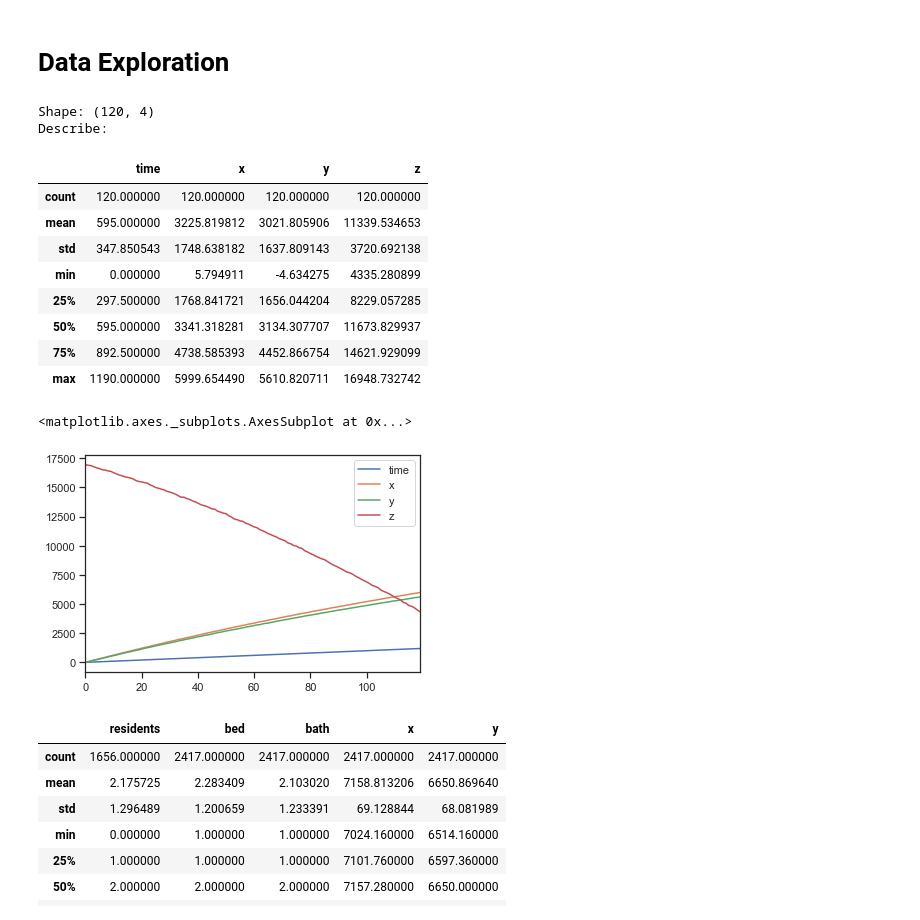
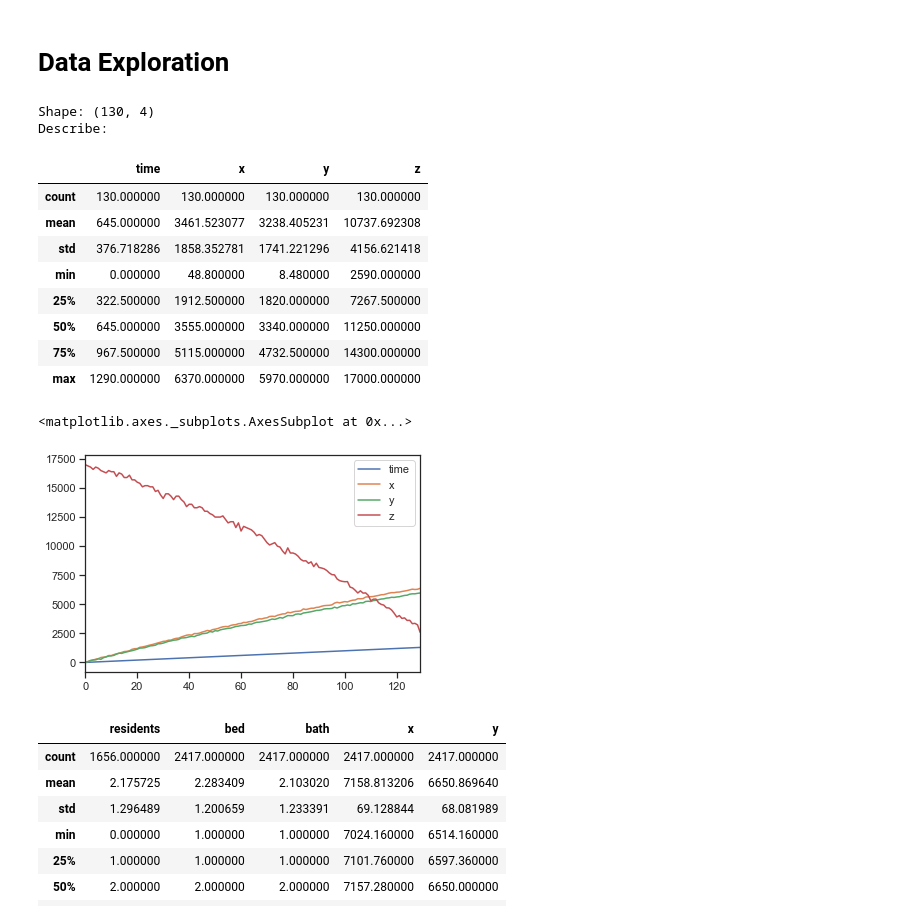
Before and after one commit to Noixas/The-Last-Judgement-Meteorite-Prediction, a Jupyter notebook: Code/TheLastJudgement.ipynb, the cells around one changed output. Saved outputs shown, nothing was run; the diff lists cells and outputs as text; code cells hidden in the pictures.

```diff
--- a/Code/TheLastJudgement.ipynb
+++ b/Code/TheLastJudgement.ipynb
@@ -29,28 +29,28 @@ from sklearn.model_selection import train_test_split
 # Data Exploration
 # %%
 #Load data
-df = pd.read_csv("../Data/radar2.csv", header=None,  names=['time','x','y','z'])#,index_col=0)
+df = pd.read_csv("../Data/radar.csv", header=None,  names=['time','x','y','z'])#,index_col=0)
 # df.head(5)
 print("Shape:",df.shape)
 print("Describe:")
 df.describe()
 # %% [output]
-Shape: (120, 4)
+Shape: (130, 4)
 Describe:
 |  | time | x | y | z |
-| count | 120.000000 | 120.000000 | 120.000000 | 120.000000 |
-| mean | 595.000000 | 3225.819812 | 3021.805906 | 11339.534653 |
-| std | 347.850543 | 1748.638182 | 1637.809143 | 3720.692138 |
-| min | 0.000000 | 5.794911 | -4.634275 | 4335.280899 |
-| 25% | 297.500000 | 1768.841721 | 1656.044204 | 8229.057285 |
-| 50% | 595.000000 | 3341.318281 | 3134.307707 | 11673.829937 |
-| 75% | 892.500000 | 4738.585393 | 4452.866754 | 14621.929099 |
-| max | 1190.000000 | 5999.654490 | 5610.820711 | 16948.732742 |
+| count | 130.000000 | 130.000000 | 130.000000 | 130.000000 |
+| mean | 645.000000 | 3461.523077 | 3238.405231 | 10737.692308 |
+| std | 376.718286 | 1858.352781 | 1741.221296 | 4156.621418 |
+| min | 0.000000 | 48.800000 | 8.480000 | 2590.000000 |
+| 25% | 322.500000 | 1912.500000 | 1820.000000 | 7267.500000 |
+| 50% | 645.000000 | 3555.000000 | 3340.000000 | 11250.000000 |
+| 75% | 967.500000 | 5115.000000 | 4732.500000 | 14300.000000 |
+| max | 1290.000000 | 6370.000000 | 5970.000000 | 17000.000000 |
 # %%
 df.plot() #x grows faster than y, z has some random variances
 # %% [output]
 <matplotlib.axes._subplots.AxesSubplot at 0x...>
-[figure, old version]
+[figure, new version]
 # %%
 df_buildings = pd.read_csv("../Data/mbuildings.csv")
 df_buildings.head(5)
```
Also changed, not shown: parts of 16 cells of this notebook.
